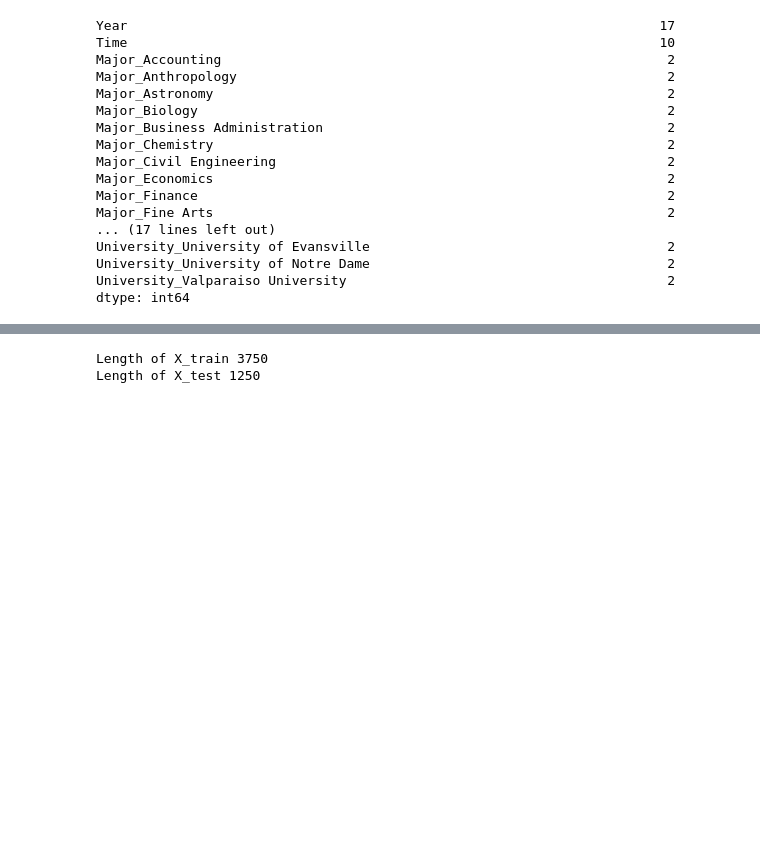
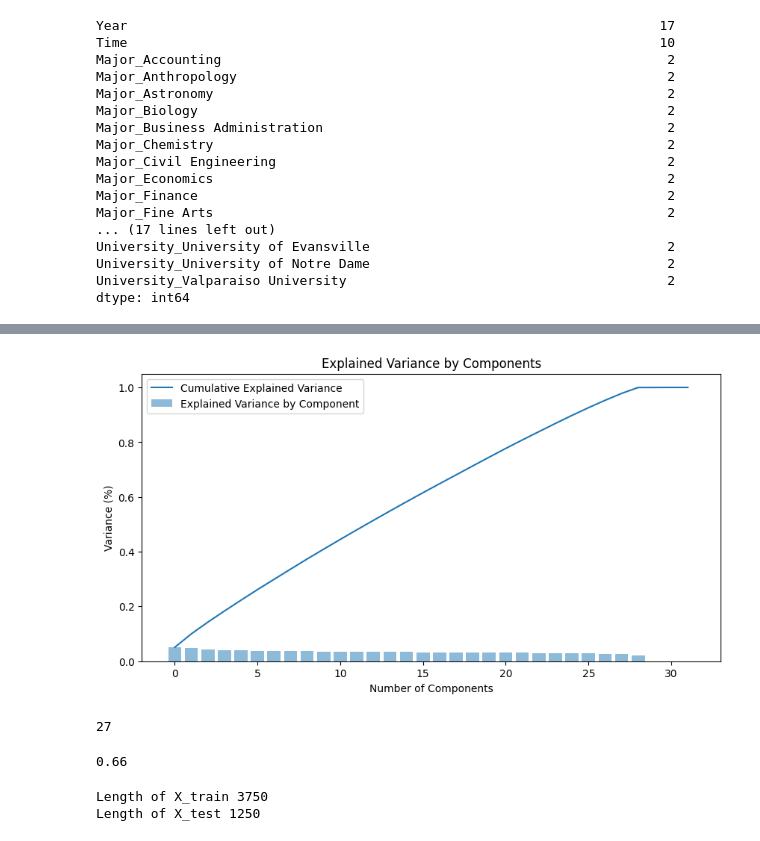
Before and after one commit to tringuyen180303/Xtern-AI, a Jupyter notebook: second.ipynb, the cells around one changed output, grey strips where cells are left out. Saved outputs shown, nothing was run; the diff lists cells and outputs as text; code cells hidden in the pictures; blank space fills up the shorter version.

```diff
--- a/second.ipynb
+++ b/second.ipynb
@@ -181,14 +169,0 @@ plt.show()
-# %%
-
-import matplotlib.pyplot as plt
-import seaborn as sns
-
-# Set style
-sns.set(style="whitegrid")
-
-# Plot
-plt.figure(figsize=(14,10))
-sns.countplot(data=df, x='Order')
-plt.xticks(rotation=270)
-plt.title("Distribution of Unique Values in Column A")
-plt.show()
@@ -230,0 +186,26 @@ Name: Order, Length: 5000, dtype: int64
+# %%
+# Find the best number of components for PCA
+from sklearn.decomposition import PCA
+from sklearn.preprocessing import StandardScaler
+scaler = StandardScaler()
+X_scaled = scaler.fit_transform(X_res)
+pca = PCA()
+pca.fit(X_scaled)
+explained_variance = pca.explained_variance_ratio_
+cumulative_variance = np.cumsum(explained_variance)
+
+plt.figure(figsize=(10, 5))
+plt.bar(range(len(explained_variance)), explained_variance, alpha=0.5, label='Explained Variance by Component')
+plt.plot(range(len(cumulative_variance)), cumulative_variance, label='Cumulative Explained Variance')
+plt.xlabel('Number of Components')
+plt.ylabel('Variance (%)')
+plt.title('Explained Variance by Components')
+plt.legend(loc='best')
+plt.show()
+# %% [output]
+[figure, added]
+# %%
+n_components = np.argmax(cumulative_variance > 0.95) + 1
+print(n_components)
+# %% [output]
+27
@@ -231,3 +216,13 @@ Name: Order, Length: 5000, dtype: int64
+# %%
+#xgboost
+from xgboost import XGBClassifier
+from sklearn.metrics import accuracy_score
+xgb = XGBClassifier()
+xgb.fit(X_pca, y_res)
+y_pred = xgb.predict(X_test_pca)
+print(accuracy_score(y_test, y_pred))
+# %% [output]
+0.66
 # %%
 print("Length of X_train" ,len(X_train))
 print("Length of X_test" ,len(X_test))
```
Also changed, not shown: parts of 12 cells of this notebook, 1 other file.
